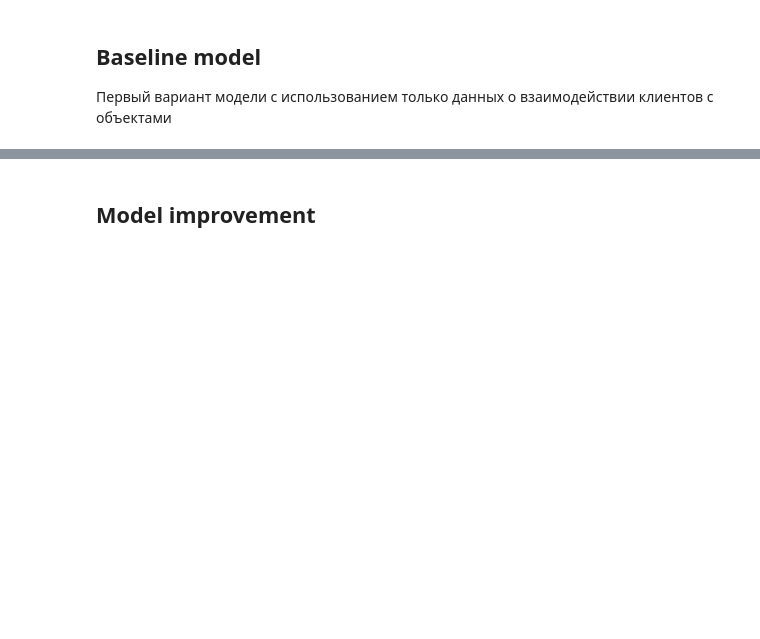
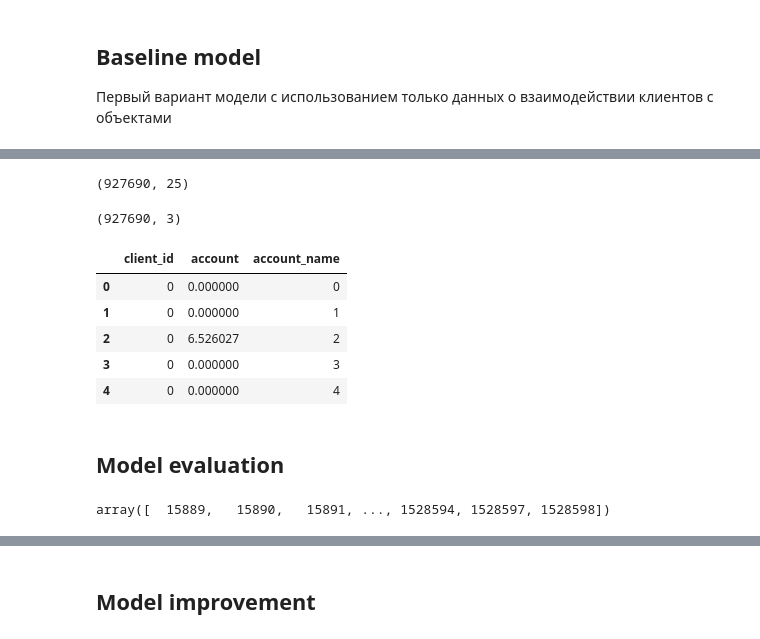
Before and after one commit to Alexdemenev/mle-final-project, a Jupyter notebook: experiments/train_model.ipynb, the cells around one changed output, grey strips where cells are left out. Cells and saved outputs as stored; diff of their text form; code cells hidden in the pictures; blank space fills up the shorter version.

```diff
--- a/experiments/train_model.ipynb
+++ b/experiments/train_model.ipynb
@@ -22,0 +105,5 @@ AWS_SECRET_ACCESS_KEY=os.getenv("AWS_SECRET_ACCESS_KEY")
+# %%
+interaction_matrix = train_data[['client_id'] + target_cols]
+interaction_matrix['client_id'] = client_enc.fit_transform(interaction_matrix['client_id'])
+
+interaction_matrix = interaction_matrix.groupby('client_id').sum().reset_index()
@@ -22,0 +120,40 @@ AWS_SECRET_ACCESS_KEY=os.getenv("AWS_SECRET_ACCESS_KEY")
+# %%
+acc_to_id = {acc: id for id, acc in enumerate(target_cols)}
+id_to_acc = {id: acc for id, acc in enumerate(target_cols)}
+# %%
+interaction_matrix.shape
+# %% [output]
+(927690, 25)
+# %%
+interaction_matrix['accounts'] = [[targets] for targets in interaction_matrix[target_cols].values]
+interaction_matrix['accounts'] = interaction_matrix['accounts'].apply(lambda x: x[0])
+interaction_matrix['accounts_name'] = [list(id_to_acc.keys())] * interaction_matrix.shape[0]
+# %%
+interaction_matrix = interaction_matrix[['client_id', 'accounts', 'accounts_name']]
+del train_data
+# %%
+interaction_matrix.shape
+# %% [output]
+(927690, 3)
+# %%
+# interaction_matrix = interaction_matrix[['client_id', 'accounts', 'accounts_name']].explode(['accounts', 'accounts_name'])
+
+interaction_matrix_exploded = list()
+interaction_matrix = interaction_matrix.values
+
+for row in interaction_matrix:
+    accounts = row[1]
+    accounts_name = row[2]
+    client_id = row[0]
+    for account, account_name in zip(accounts, accounts_name):
+        interaction_matrix_exploded.append((client_id, account, account_name))
+
+interaction_matrix_exploded = pd.DataFrame(interaction_matrix_exploded, columns=['client_id', 'account', 'account_name'])
+interaction_matrix_exploded.head()
+# %% [output]
+|  | client_id | account | account_name |
+| 0 | 0 | 0.000000 | 0 |
+| 1 | 0 | 0.000000 | 1 |
+| 2 | 0 | 6.526027 | 2 |
+| 3 | 0 | 0.000000 | 3 |
+| 4 | 0 | 0.000000 | 4 |
@@ -22,0 +179,6 @@ AWS_SECRET_ACCESS_KEY=os.getenv("AWS_SECRET_ACCESS_KEY")
+# %% [markdown]
+## Model evaluation
+# %%
+client_enc.classes_
+# %% [output]
+array([  15889,   15890,   15891, ..., 1528594, 1528597, 1528598])
```
Also changed, not shown: parts of 21 cells of this notebook, 7 other files.
